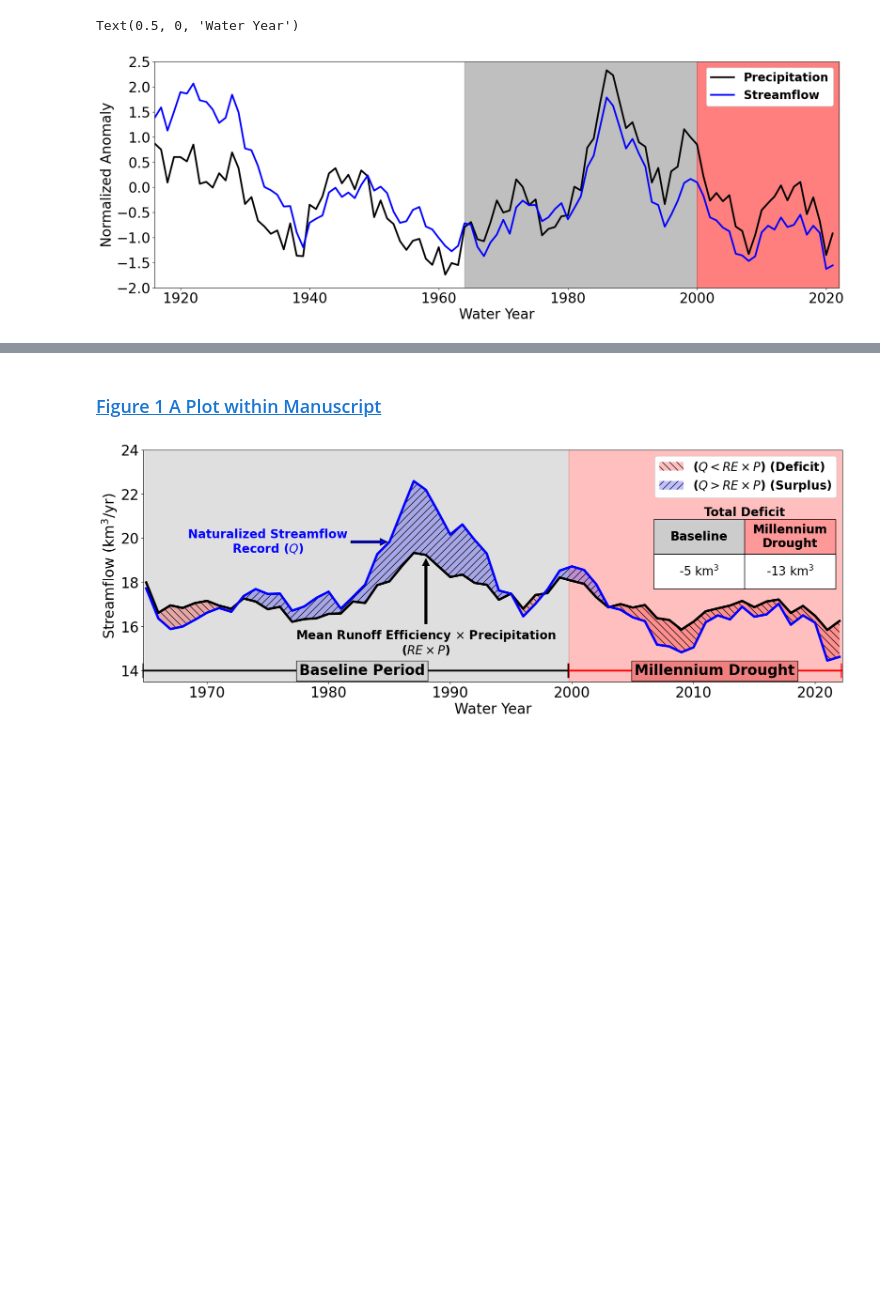
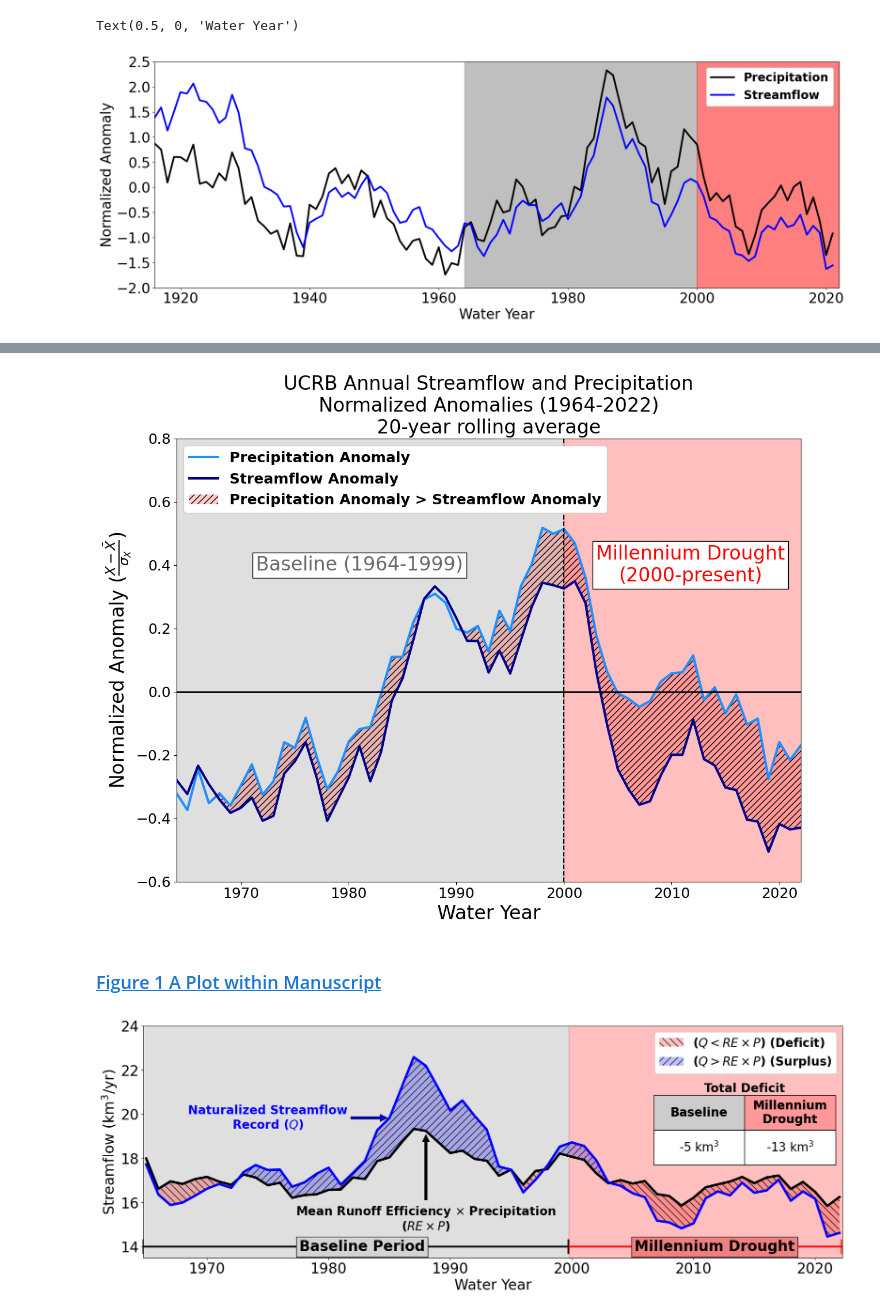
Before and after one commit to dlhogan97/Spring-Precipitation-Effect-CO-River, a Jupyter notebook: Upper_CO_Analysis/notebooks/01_UCRB_exploratory_analysis_20230425.ipynb, the cells around one changed output, grey strips where cells are left out. Saved outputs shown, nothing was run; the diff lists cells and outputs as text; code cells hidden in the pictures; blank space fills up the shorter version.

```diff
--- a/Upper_CO_Analysis/notebooks/01_UCRB_exploratory_analysis_20230425.ipynb
+++ b/Upper_CO_Analysis/notebooks/01_UCRB_exploratory_analysis_20230425.ipynb
@@ -329,3 +329,83 @@ plt.xlabel('Water Year', color='black', size=24)
 # %% [output]
 Text(0.5, 0, 'Water Year')
 [figure]
+# %%
+# calcualte the rolling averge of streamflow anomaly over the mean
+mean_q = ucrb_naturalized_streamflow_tmp['annual_flow_km3'].loc[1906:2022].mean()
+mean_p = annual_p_km3['p_km3'].loc[1906:2022].mean()
+# calculate standard deviation of streamflow anomaly
+std_q = ucrb_naturalized_streamflow_tmp['annual_flow_km3'].loc[1906:2022].std()
+std_p = annual_p_km3['p_km3'].loc[1906:2022].std()
+# calculate the percent above or below normal (100%
+streamflow_std_norm = pd.DataFrame(((ucrb_naturalized_streamflow_tmp['annual_flow_km3'].loc[1906:2022] - mean_q) / std_q) )
+precipitation_std_norm = (((annual_p_km3['p_km3'].loc[1906:2022] - mean_p) / std_p) ).to_dataframe()
+# reindex
+streamflow_std_norm.index = pd.to_datetime(streamflow_std_norm.index, format='%Y')
+precipitation_std_norm.index = pd.to_datetime(precipitation_std_norm.index, format='%Y')
+# calculate the rolling average of the percent above or below mean
+# streamflow_std_norm = streamflow_std_norm.resample('20Y').mean()
+# precipitation_std_norm = precipitation_std_norm.resample('20Y').mean()
+streamflow_rolling = streamflow_std_norm.rolling(20, min_periods=5, closed='neither').mean()
+precipitation_rolling = precipitation_std_norm.rolling(20, min_periods=5, closed='neither').mean()
+# caclulate streamflow sensitivity
+# %%
+fig, ax = plt.subplots(figsize=(14,10))
+ax.plot(precipitation_rolling.index,
+        precipitation_rolling['p_km3'],
+        color='dodgerblue',
+        lw=3,
+        label='Precipitation Anomaly')
+ax.plot(streamflow_rolling.index,
+        streamflow_rolling['annual_flow_km3'],
+        color='darkblue',
+        lw=3,
+        label='Streamflow Anomaly')
+ax.set_ylabel('Normalized Anomaly '+r'($\frac{X-\bar{X}}{\sigma_X}$)', color='black', size=24)
+ax.set_xlabel('Water Year', color='black', size=24)
+ax.set_title('UCRB Annual Streamflow and Precipitation\nNormalized Anomalies (1964-2022)\n20-year rolling average', size=24)
+ax.set_xlim([dt.datetime(1964,1,1), dt.datetime(2022,1,1)])
+ax.set_ylim(-0.6,0.8)
+ax.axhline(0, color='k', ls='-', lw=2)
+# draw vertical line at 2000
+ax.axvline(dt.datetime(2000,1,1), color='k', ls='--')
+# shade baseline perid
+ax.axvspan(dt.datetime(1964,1,1), dt.datetime(1999,12,31), alpha=0.25, color='grey')
+# shade Millennium Drought
+ax.axvspan(dt.datetime(2000,1,1), dt.datetime(2022,1,1), alpha=0.25, color='red')
+# hatch the difference between the two lines
+ax.fill_between(streamflow_rolling.index, streamflow_rolling['annual_flow_km3'],
+                precipitation_rolling['p_km3'],
+                where=streamflow_rolling['annual_flow_km3'] < precipitation_rolling['p_km3'],
+                facecolor='red',
+                hatch='///',
+                alpha=0.2,
+                interpolate=True,
+                label='Precipitation Anomaly > Streamflow Anomaly')
+# increase y-axis tick label size
+ax.tick_params(axis='both', which='major', labelsize=18)
+ax.legend(loc='upper left',
+              framealpha=1,
+              ncols=1,
+              prop={'weight':'bold',
+                  'size':18})
+# mark the millennium drought with text
+ax.text(dt.datetime(2011,10,1),
+        0.4,
+        'Millennium Drought\n(2000-present)',
+        # add white text box around the text
+        bbox=dict(facecolor='white', alpha=1, edgecolor='k'),
+        ha='center',
+        va='center',
+        color='r',
+        size=24)
+# mark the baseline period with text
+ax.text(dt.datetime(1981,1,1),
+        0.4,
+        'Baseline (1964-1999)',
+        # add white text box around the text
+        bbox=dict(facecolor='white', alpha=1, edgecolor='k'),
+        ha='center',
+        va='center',
+        color='dimgrey',
+        size=24)
+# %% [output]
@@ -332,3 +413,4 @@ Text(0.5, 0, 'Water Year')
+[figure, added]
 # %% [markdown]
 ### <a id='toc4_1_2_'></a>[Figure 1 A Plot within Manuscript](#toc0_)
 # %%
```
Also changed, not shown: parts of 1 cell of this notebook, 7 other files.
